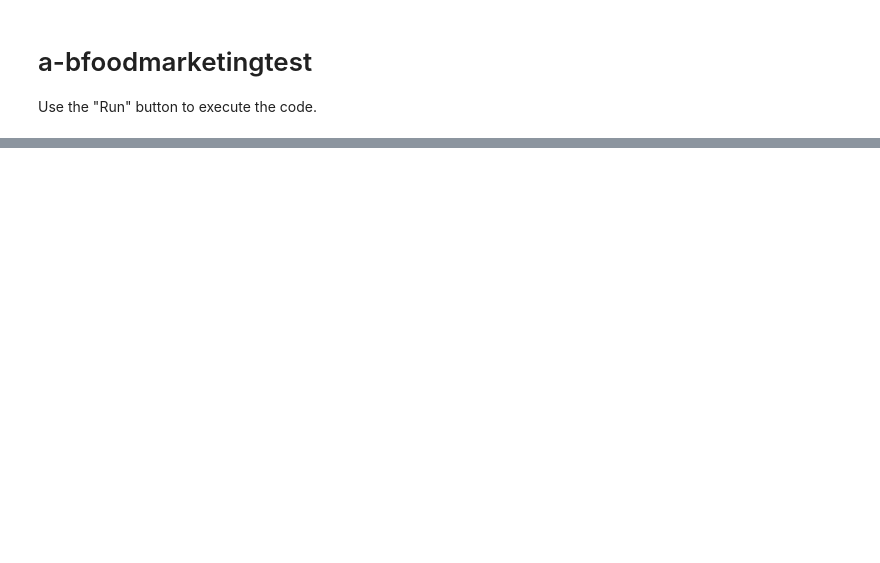
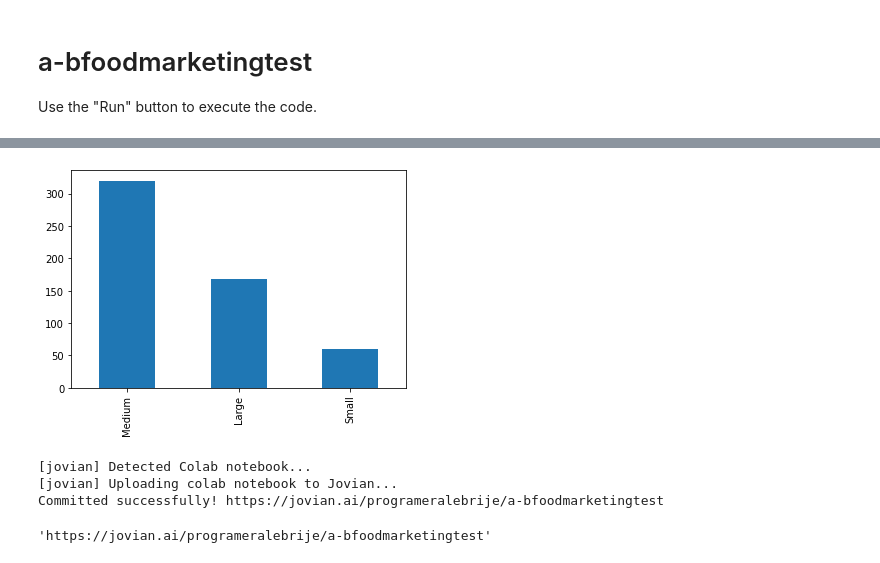
Before and after one commit to programeralebrije/a-bfoodmarketingtest, a Jupyter notebook: a_bfoodmarketingtest.ipynb, the cells around one changed output, grey strips where cells are left out. Cells and saved outputs as stored; diff of their text form; code cells hidden in the pictures; blank space fills up the shorter version.

```diff
--- a/a_bfoodmarketingtest.ipynb
+++ b/a_bfoodmarketingtest.ipynb
@@ -20,0 +78,3 @@ jovian.commit(project="a-bfoodmarketingtest")
+# %%
+data = pd.read_csv("/content/fast-food-marketing-campaign-ab-test/WA_Marketing-Campaign.csv")
+df = data.copy()
@@ -20,0 +170,11 @@ jovian.commit(project="a-bfoodmarketingtest")
+# %%
+df["MarketSize"].value_counts().plot(kind = "bar");
+# %% [output]
+[figure, added]
+# %%
+jovian.commit()
+# %% [output]
+[jovian] Detected Colab notebook...
+[jovian] Uploading colab notebook to Jovian...
+Committed successfully! https://jovian.ai/programeralebrije/a-bfoodmarketingtest
+'https://jovian.ai/programeralebrije/a-bfoodmarketingtest'
```
Also changed, not shown: parts of 38 cells of this notebook.
